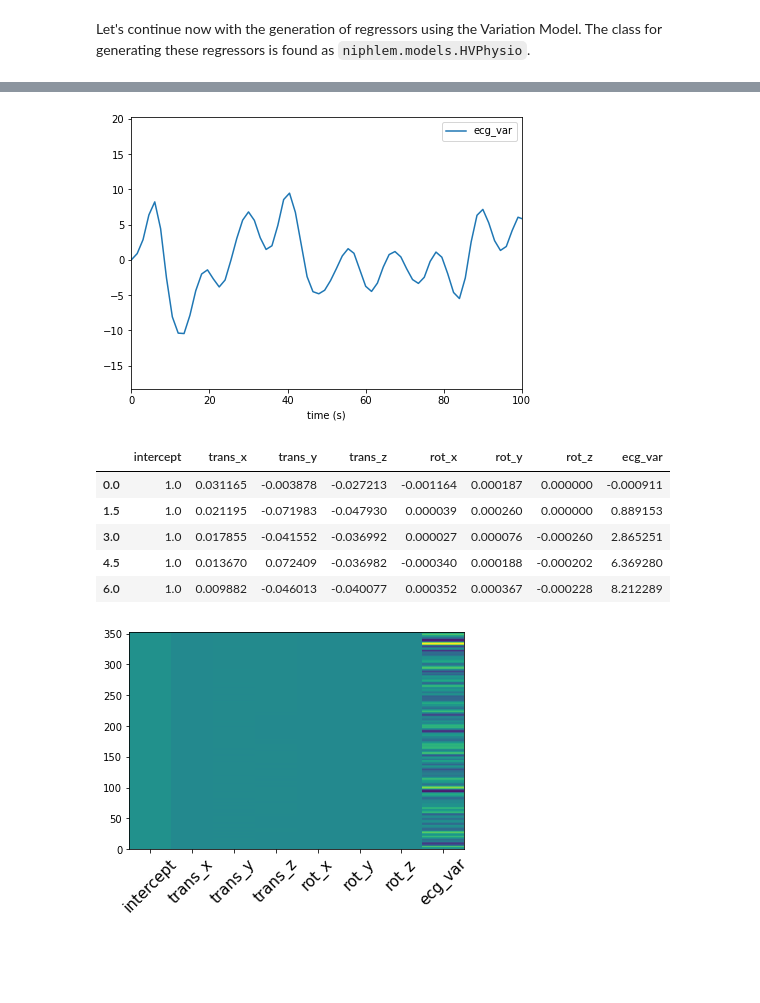
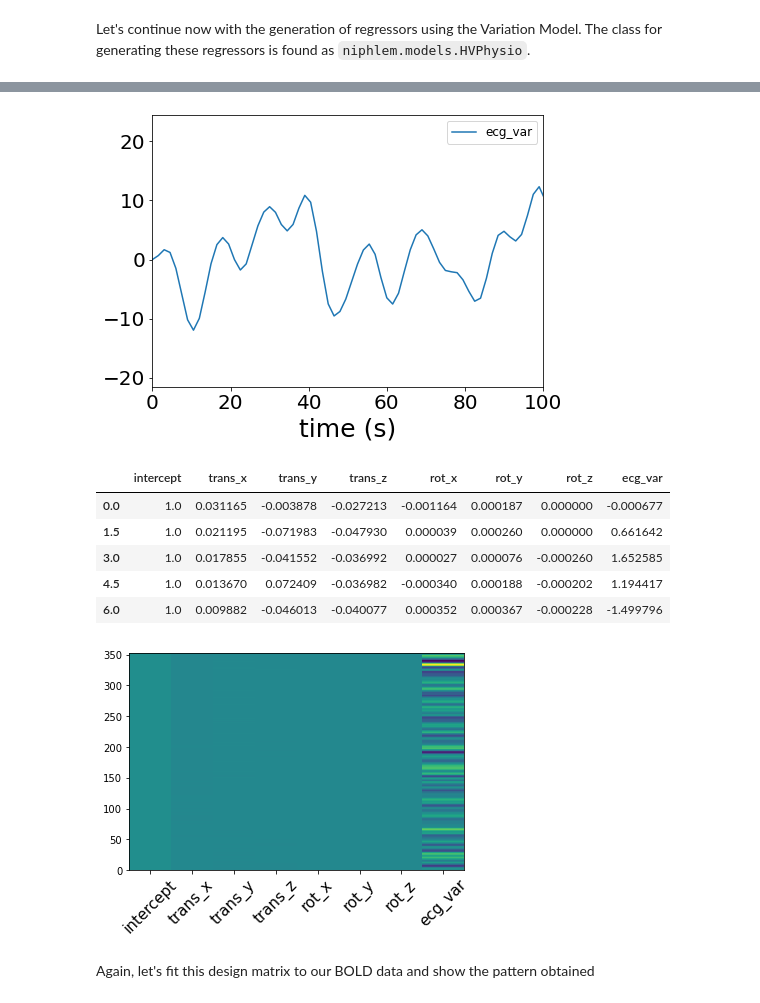
Before and after one commit to CoAxLab/niphlem, a Jupyter notebook: docs/tutorials_links/tutorial1.ipynb, the cells around one changed output, grey strips where cells are left out. Drawn from its saved outputs; the diff is of its cells as text; code cells hidden in the pictures; blank space fills up the shorter version.

```diff
--- a/docs/tutorials_links/tutorial1.ipynb
+++ b/docs/tutorials_links/tutorial1.ipynb
@@ -195,18 +221,20 @@ from niphlem.models import HVPhysio
 # %%
-variaton_ecg = HVPhysio(physio_rate=400, t_r=t_r, delta=200, columns="mean", time_window=3.0,
-                        filtering="butter", low_pass=3.0, high_pass=0.5
+variaton_ecg = HVPhysio(physio_rate=400, t_r=t_r, delta=200, columns="mean", time_window=4.5,
+                        low_pass=2.0, high_pass=0.5, peak_rise=0.5
                        )
 # %%
 variation_regressors = variaton_ecg.compute_regressors(signal=ecg_signal, time_scan=frame_times)
 # %%
 fig, ax = plt.subplots(figsize=(7,5))
 plt.plot(frame_times, variation_regressors[:,0], label="ecg_var")
 plt.legend()
 plt.xlim([0,100])
-plt.xlabel("time (s)")
+plt.xlabel("time (s)", size=25)
+plt.legend(prop={'size':12})
+plt.tick_params(labelsize=20)
 pass
 # %% [output]
-[figure, old version]
+[figure, new version]
 # %%
 dm_variation = np.column_stack((np.ones(len(frame_times)), # Intercept
                                 conf_df.filter(regex="rot|trans").to_numpy(), # Motion parameters
@@ -223,11 +251,11 @@ dm_variation.index=frame_times
 dm_variation.head()
 # %% [output]
 |  | intercept | trans_x | trans_y | trans_z | rot_x | rot_y | rot_z | ecg_var |
-| 0.0 | 1.0 | 0.031165 | -0.003878 | -0.027213 | -0.001164 | 0.000187 | 0.000000 | -0.000911 |
-| 1.5 | 1.0 | 0.021195 | -0.071983 | -0.047930 | 0.000039 | 0.000260 | 0.000000 | 0.889153 |
-| 3.0 | 1.0 | 0.017855 | -0.041552 | -0.036992 | 0.000027 | 0.000076 | -0.000260 | 2.865251 |
-| 4.5 | 1.0 | 0.013670 | 0.072409 | -0.036982 | -0.000340 | 0.000188 | -0.000202 | 6.369280 |
-| 6.0 | 1.0 | 0.009882 | -0.046013 | -0.040077 | 0.000352 | 0.000367 | -0.000228 | 8.212289 |
+| 0.0 | 1.0 | 0.031165 | -0.003878 | -0.027213 | -0.001164 | 0.000187 | 0.000000 | -0.000677 |
+| 1.5 | 1.0 | 0.021195 | -0.071983 | -0.047930 | 0.000039 | 0.000260 | 0.000000 | 0.661642 |
+| 3.0 | 1.0 | 0.017855 | -0.041552 | -0.036992 | 0.000027 | 0.000076 | -0.000260 | 1.652585 |
+| 4.5 | 1.0 | 0.013670 | 0.072409 | -0.036982 | -0.000340 | 0.000188 | -0.000202 | 1.194417 |
+| 6.0 | 1.0 | 0.009882 | -0.046013 | -0.040077 | 0.000352 | 0.000367 | -0.000228 | -1.499796 |
 # %%
 fig, ax = plt.subplots()
 ax.pcolormesh(dm_variation)
@@ -235,7 +263,9 @@ ax.set_xticks(0.5 + np.arange(dm_variation.shape[1]))
 ax.set_xticklabels(dm_variation.columns, rotation=45, size=15)
 pass
 # %% [output]
-[figure, old version]
+[figure, new version]
+# %% [markdown]
+Again, let's fit this design matrix to our BOLD data and show the pattern obtained
 # %%
 first_level = FirstLevelModel(t_r=t_r, drift_model=None, signal_scaling=False, smoothing_fwhm=6)
 first_level.fit(run_imgs=run_img, design_matrices=dm_variation)
```
Also changed, not shown: parts of 11 cells of this notebook, 36 other files.
